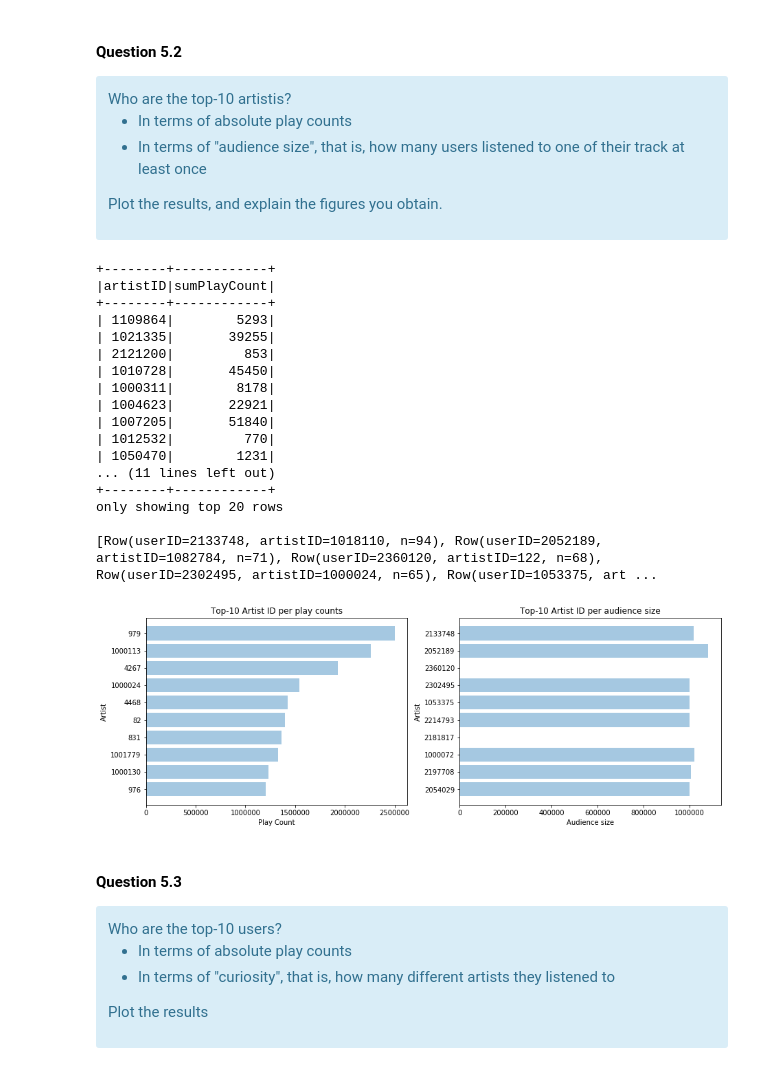
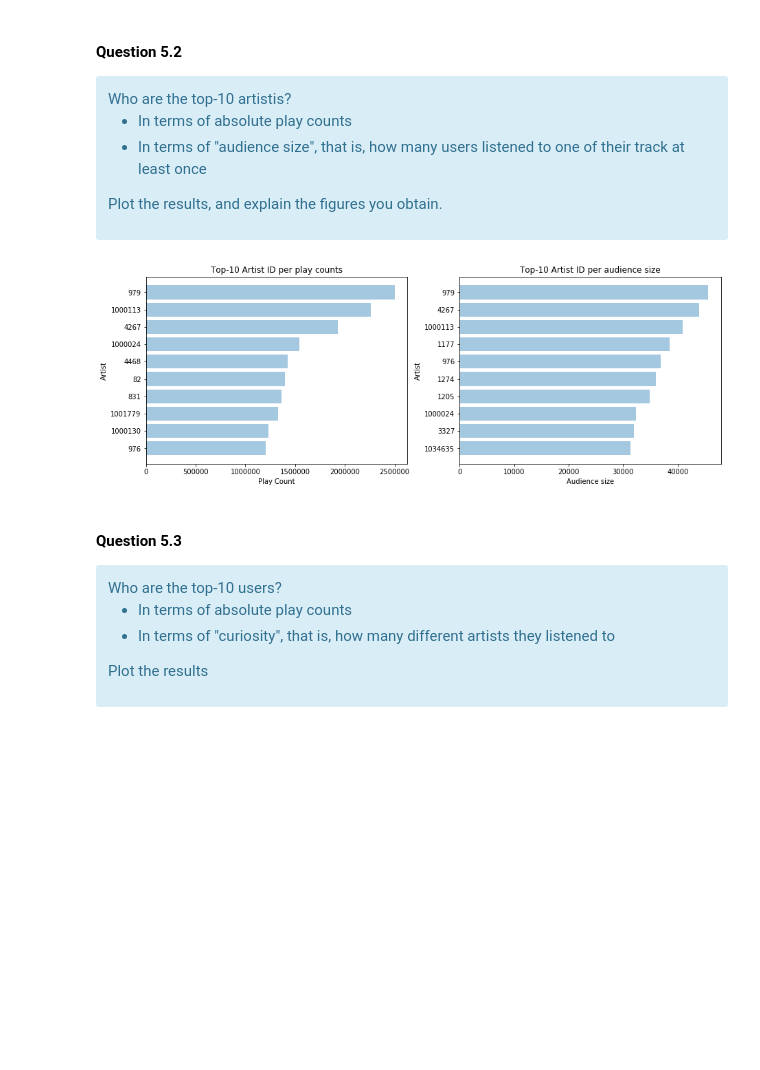
Before and after one commit to MathieuMansanarez/Algorithmic-Machine-Learning, a Jupyter notebook: Notebooks/RecSys.ipynb, the cells around one changed output. Saved outputs shown, nothing was run; the diff lists cells and outputs as text; code cells hidden in the pictures; blank space fills up the shorter version.

```diff
--- a/Notebooks/RecSys.ipynb
+++ b/Notebooks/RecSys.ipynb
@@ -449,8 +477,8 @@ Using SparkSQL API, load the dataset from `/datasets/lastfm/artist_alias.txt` th
 </div>
 # %%
 customSchemaArtistAlias = StructType([ \
-    StructField('mispelledID', LongType(), True), \
-    StructField('standard', LongType(), True)])
+    StructField('mispelledArtistID', LongType(), True), \
+    StructField('standardArtistID', LongType(), True)])
 
 artistAliasDF = sqlContext.read \
     .format('com.databricks.spark.csv') \
@@ -622,36 +630,19 @@ def replaceMispelledIDs(fields):
 t0 = time()
 
 newUserArtistDF = sqlContext.createDataFrame(
-    userArtistDF.rdd.map(replaceMispelledIDs),
+    userArtistDF.rdd.map(lambda row : replaceMispelledIDs(row)),
     userArtistDataSchema
 )
-print('userArtistDataFrame from the beginning :')
-df1 = userArtistDF.groupBy([('artistID'),('userID')]).count().orderBy('count', ascending=False)
-#df1.show()
-
-print('newUserArtistDataFrame after changing the mispelled artistID:')
-df2 = newUserArtistDF.groupBy([('artistID'),('userID')]).count().orderBy('count', ascending=False)
-#df2.show()
-
-# Particular cases observed from data
-userArtistDF[userArtistDF.artistID == 1000434].show()
-userArtistDF[userArtistDF.artistID == 1000518].show()
-
-#newUserArtistDF[(newUserArtistDF.userID == 1000002) & (newUserArtistDF.artistID == 1000518)].show()
-
-newUserArtistDF[(newUserArtistDF.userID == 1000002)].show(100)
-
-tempdf = userArtistDF.join(artistAliasDF, userArtistDF.artistID == artistAliasDF.mispelledID)
-
-#display(tempdf)
-tempdf.show(100)
-
-
-#######
 
 newUserArtistDF.show(5)
+
 t1 = time()
 
 print('The script takes %f seconds' %(t1-t0))
+
+duplicate = userArtistDF.groupBy('userID', 'artistID').count().where('count > 1').count()
+print("BEFORE Replace mispelled ID : " + str(duplicate))
+duplicate = newUserArtistDF.groupBy('userID', 'artistID').count().where('count > 1').count()
+print("AFTER Replace mispelled ID: " + str(duplicate))
 newUserArtistDF = newUserArtistDF.cache()
 # %% [output]
@@ -704,53 +694,30 @@ Plot the results, and explain the figures you obtain.
 # %%
 # calculate top-10 artists in term of play counts
 top10ArtistsPC = newUserArtistDF.groupBy('artistID').sum('playCount').orderBy('sum(playCount)', ascending=0).take(10)
-
-temp= newUserArtistDF.groupBy('artistID').agg(sum('playCount').alias('sumPlayCount')).show()
-#.count().withColumnRenamed("count", "n")
-
-#top10ArtistsAS = temp.orderBy("n", ascending=0).take(10)
-print(top10ArtistsAS)
-# TODO find a sorting method
+top10ArtistsAS = newUserArtistDF.dropDuplicates(['userID','artistID']).groupBy('artistID').count().orderBy('count', ascending=0).take(10)
 
 y_posPC = range(len(top10ArtistsPC))
 y_posAS = range(len(top10ArtistsAS))
 pdfPC = pd.DataFrame(data=top10ArtistsPC)
 pdfAS = pd.DataFrame(data=top10ArtistsAS)
 
 plt.figure(figsize=(15,5))
 plt.subplot(1,2,1)
 plt.barh(y_posPC, pdfPC[1][::-1], align='center', alpha=0.4)
 plt.yticks(y_posPC, pdfPC[0][::-1])
 plt.xlabel('Play Count')
 plt.ylabel('Artist')
 plt.title('Top-10 Artist ID per play counts')
 
 plt.subplot(1,2,2)
 plt.barh(y_posAS, pdfAS[1][::-1], align='center', alpha=0.4)
 plt.yticks(y_posAS, pdfAS[0][::-1])
 plt.xlabel('Audience size')
 plt.ylabel('Artist')
 plt.title('Top-10 Artist ID per audience size')
 plt.show()
 # %% [output]
-+--------+------------+
-|artistID|sumPlayCount|
-+--------+------------+
-| 1109864|        5293|
-| 1021335|       39255|
-| 2121200|         853|
-| 1010728|       45450|
-| 1000311|        8178|
-| 1004623|       22921|
-| 1007205|       51840|
-| 1012532|         770|
-| 1050470|        1231|
-... (11 lines left out)
-+--------+------------+
-only showing top 20 rows
-
-[Row(userID=2133748, artistID=1018110, n=94), Row(userID=2052189, artistID=1082784, n=71), Row(userID=2360120, artistID=122, n=68), Row(userID=2302495, artistID=1000024, n=65), Row(userID=1053375, art ...
-[figure, old version]
+[figure, new version]
 # %% [markdown]
 #### Question 5.3
 
```
Also changed, not shown: parts of 24 cells of this notebook.
